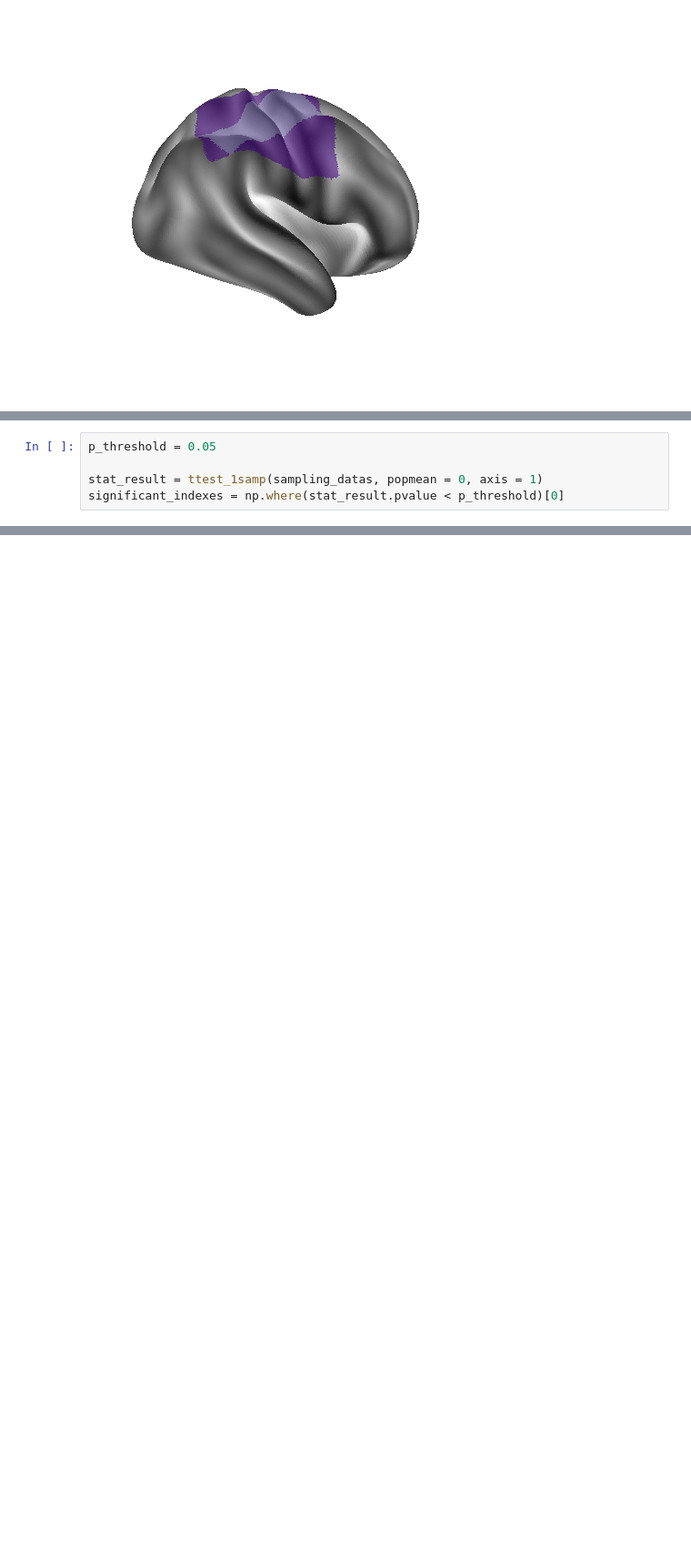
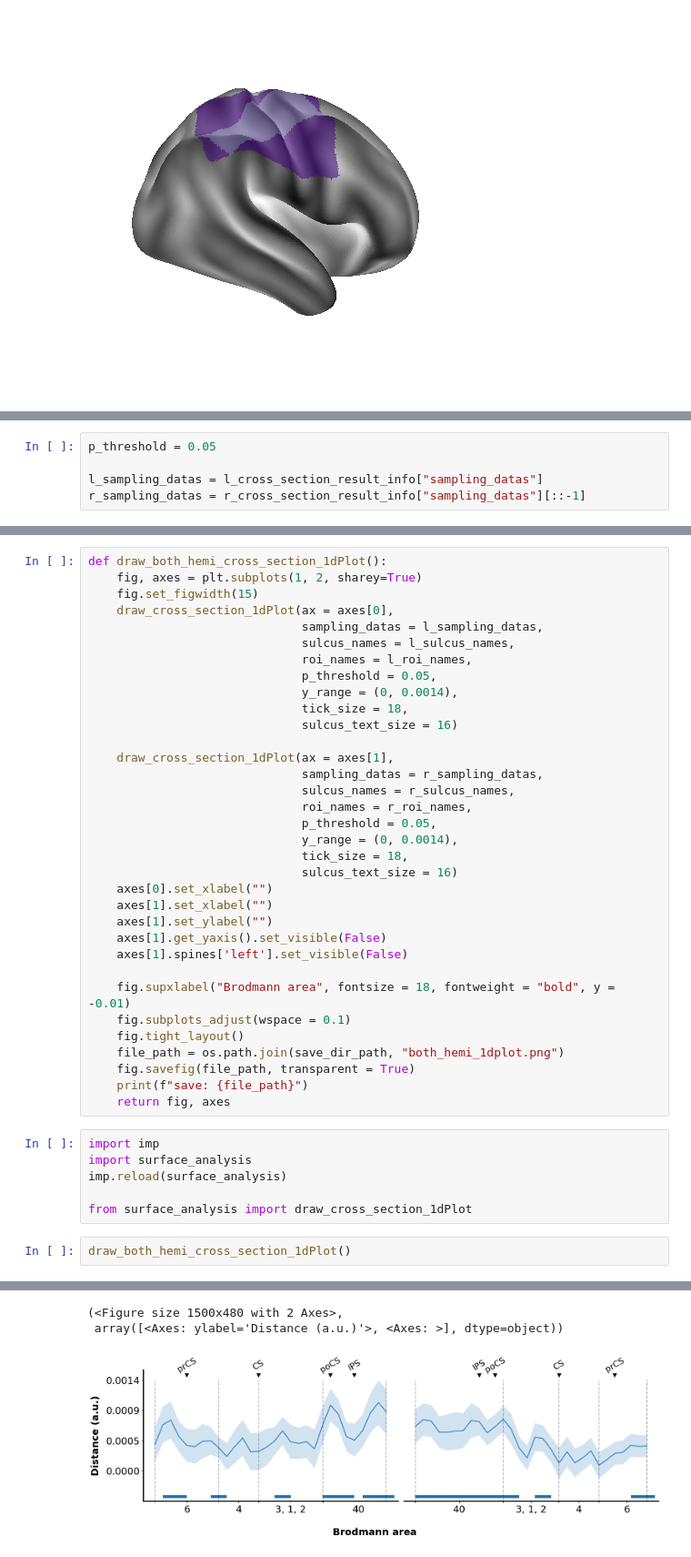
Before and after one commit to SeojinYoon/Seojin_commonTool, a Jupyter notebook: Module/Brain_Surface/Surface_stat_both.ipynb, the cells around one changed output, grey strips where cells are left out. Shown at 91% size. Drawn from its saved outputs; the diff is of its cells as text; blank space fills up the shorter version.

```diff
--- a/Module/Brain_Surface/Surface_stat_both.ipynb
+++ b/Module/Brain_Surface/Surface_stat_both.ipynb
@@ -264,5 +230,5 @@ def sulcus_abbreviation_name(sulcus_name):
 # %%
 p_threshold = 0.05
 
-stat_result = ttest_1samp(sampling_datas, popmean = 0, axis = 1)
-significant_indexes = np.where(stat_result.pvalue < p_threshold)[0]
+l_sampling_datas = l_cross_section_result_info["sampling_datas"]
+r_sampling_datas = r_cross_section_result_info["sampling_datas"][::-1]
@@ -353,0 +237,43 @@ axis.yaxis.set_major_formatter(plt.FuncFormatter(lambda y, _: f"{y:.{y_tick_roun
+# %%
+def draw_both_hemi_cross_section_1dPlot():
+    fig, axes = plt.subplots(1, 2, sharey=True)
+    fig.set_figwidth(15)
+    draw_cross_section_1dPlot(ax = axes[0],
+                              sampling_datas = l_sampling_datas,
+                              sulcus_names = l_sulcus_names,
+                              roi_names = l_roi_names,
+                              p_threshold = 0.05,
+                              y_range = (0, 0.0014),
+                              tick_size = 18,
+                              sulcus_text_size = 16)
+
+    draw_cross_section_1dPlot(ax = axes[1],
+                              sampling_datas = r_sampling_datas,
+                              sulcus_names = r_sulcus_names,
+                              roi_names = r_roi_names,
+                              p_threshold = 0.05,
+                              y_range = (0, 0.0014),
+                              tick_size = 18,
+                              sulcus_text_size = 16)
+    axes[0].set_xlabel("")
+    axes[1].set_xlabel("")
+    axes[1].set_ylabel("")
+    axes[1].get_yaxis().set_visible(False)
+    axes[1].spines['left'].set_visible(False)
+
+    fig.supxlabel("Brodmann area", fontsize = 18, fontweight = "bold", y = -0.01)
+    fig.subplots_adjust(wspace = 0.1)
+    fig.tight_layout()
+    file_path = os.path.join(save_dir_path, "both_hemi_1dplot.png")
+    fig.savefig(file_path, transparent = True)
+    print(f"save: {file_path}")
+    return fig, axes
+# %%
+import imp
+import surface_analysis
+imp.reload(surface_analysis)
+
+from surface_analysis import draw_cross_section_1dPlot
+# %%
+draw_both_hemi_cross_section_1dPlot()
+# %% [output]
@@ -353,0 +289,3 @@ axis.yaxis.set_major_formatter(plt.FuncFormatter(lambda y, _: f"{y:.{y_tick_roun
+(<Figure size 1500x480 with 2 Axes>,
+ array([<Axes: ylabel='Distance (a.u.)'>, <Axes: >], dtype=object))
+[figure, added]
```
Also changed, not shown: parts of 26 cells of this notebook, 3 other files.
